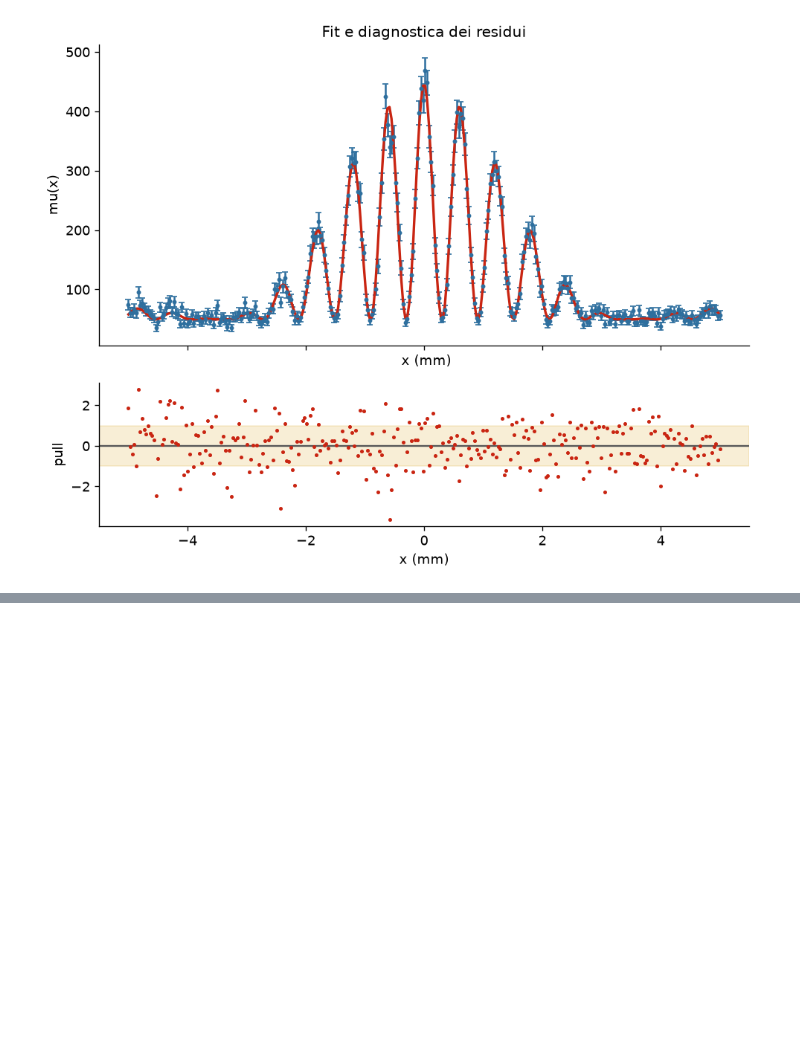
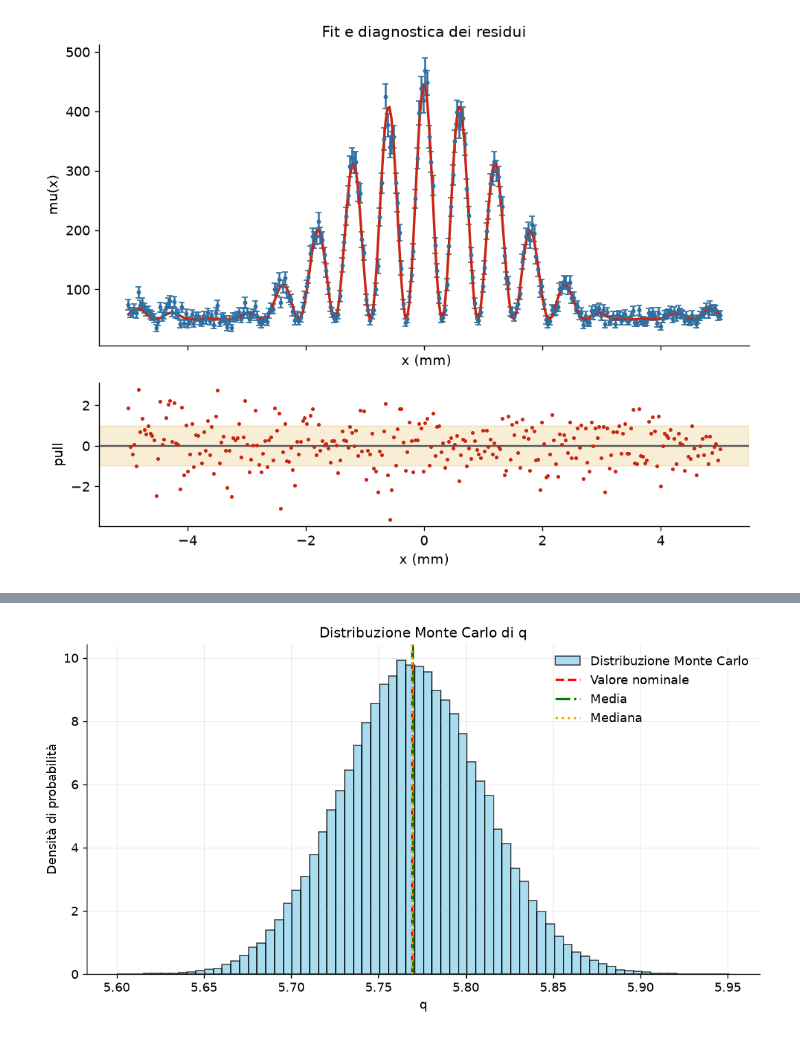
Before and after one commit to madalina-06/prova_lab, a Jupyter notebook: prova2.ipynb, the cells around one changed output, grey strips where cells are left out. Saved outputs shown, nothing was run; the diff lists cells and outputs as text; code cells hidden in the pictures; blank space fills up the shorter version.

```diff
--- a/prova2.ipynb
+++ b/prova2.ipynb
@@ -271,0 +582,32 @@ plt.show()
+# %%
+# Media e mediana Monte Carlo
+q_media = media_mc[2]
+q_mediana = np.median(q_mc)
+
+# Istogramma
+plt.figure(figsize=(9, 5))
+
+plt.hist(q_mc, bins=70, density=True,
+         color="skyblue", edgecolor="black",
+         alpha=0.7, label="Distribuzione Monte Carlo")
+
+# Linee verticali
+plt.axvline(q, color="red", linestyle="--",         #q valore nominale definito all'inzio del notebook come delta_fit/alpha_fit
+            linewidth=2, label="Valore nominale")
+
+plt.axvline(q_media, color="green", linestyle="-.",
+            linewidth=2, label="Media")
+
+plt.axvline(q_mediana, color="orange", linestyle=":",
+            linewidth=2, label="Mediana")
+
+plt.xlabel("q")
+plt.ylabel("Densità di probabilità")
+plt.title("Distribuzione Monte Carlo di q")
+
+plt.legend()
+plt.grid(alpha=0.2)
+plt.tight_layout()
+plt.show()
+# %% [output]
+[figure, added]
```
Also changed, not shown: parts of 5 cells of this notebook, 1 other file.
